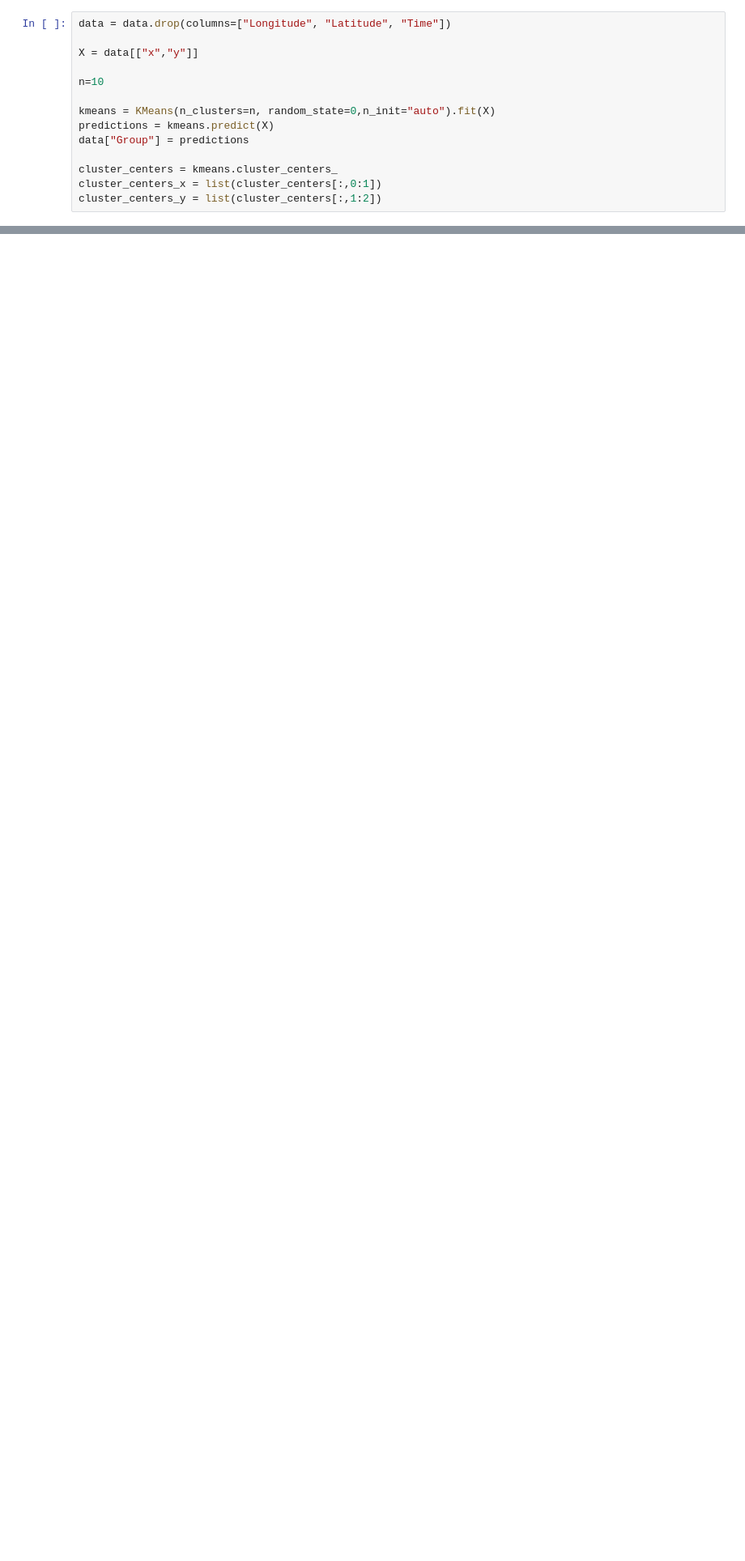
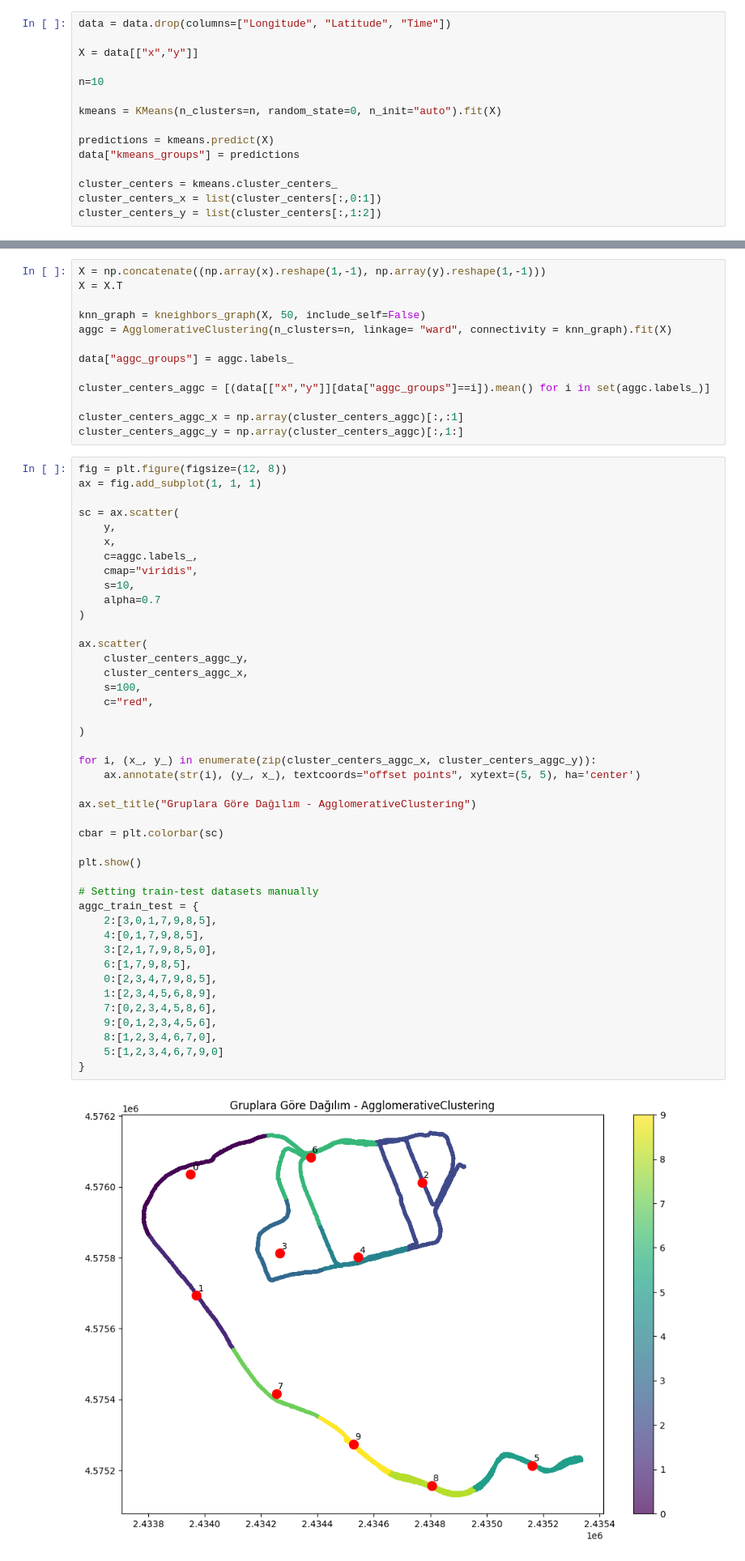
Before and after one commit to Teknofest-High5/5G-Positioning-Competition, a Jupyter notebook: Notebooks/data_split_train.ipynb, the cells around one changed output, grey strips where cells are left out. Shown at 81% size. Cells and saved outputs as stored; diff of their text form; blank space fills up the shorter version.

```diff
--- a/Notebooks/data_split_train.ipynb
+++ b/Notebooks/data_split_train.ipynb
@@ -48,9 +37,10 @@ X = data[["x","y"]]
 
 n=10
 
-kmeans = KMeans(n_clusters=n, random_state=0,n_init="auto").fit(X)
+kmeans = KMeans(n_clusters=n, random_state=0, n_init="auto").fit(X)
+
 predictions = kmeans.predict(X)
-data["Group"] = predictions
+data["kmeans_groups"] = predictions
 
 cluster_centers = kmeans.cluster_centers_
 cluster_centers_x = list(cluster_centers[:,0:1])
@@ -102,2 +92,60 @@ plt.show()
+# %%
+X = np.concatenate((np.array(x).reshape(1,-1), np.array(y).reshape(1,-1)))
+X = X.T
+
+knn_graph = kneighbors_graph(X, 50, include_self=False)
+aggc = AgglomerativeClustering(n_clusters=n, linkage= "ward", connectivity = knn_graph).fit(X)
+
+data["aggc_groups"] = aggc.labels_
+
+cluster_centers_aggc = [(data[["x","y"]][data["aggc_groups"]==i]).mean() for i in set(aggc.labels_)]
+
+cluster_centers_aggc_x = np.array(cluster_centers_aggc)[:,:1]
+cluster_centers_aggc_y = np.array(cluster_centers_aggc)[:,1:]
+# %%
+fig = plt.figure(figsize=(12, 8))
+ax = fig.add_subplot(1, 1, 1)
+
+sc = ax.scatter(
+    y,
+    x,
+    c=aggc.labels_,
+    cmap="viridis",
+    s=10,
+    alpha=0.7
+)
+
+ax.scatter(
+    cluster_centers_aggc_y,
+    cluster_centers_aggc_x,
+    s=100,
+    c="red",
+
+)
+
+for i, (x_, y_) in enumerate(zip(cluster_centers_aggc_x, cluster_centers_aggc_y)):
+    ax.annotate(str(i), (y_, x_), textcoords="offset points", xytext=(5, 5), ha='center')
+
+ax.set_title("Gruplara Göre Dağılım - AgglomerativeClustering")
+
+cbar = plt.colorbar(sc)
+
+plt.show()
+
+# Setting train-test datasets manually
+aggc_train_test = {
+    2:[3,0,1,7,9,8,5],
+    4:[0,1,7,9,8,5],
+    3:[2,1,7,9,8,5,0],
+    6:[1,7,9,8,5],
+    0:[2,3,4,7,9,8,5],
+    1:[2,3,4,5,6,8,9],
+    7:[0,2,3,4,5,8,6],
+    9:[0,1,2,3,4,5,6],
+    8:[1,2,3,4,6,7,0],
+    5:[1,2,3,4,6,7,9,0]
+}
+# %% [output]
+[figure, added]
 # %%
 distance_matrix = np.zeros(shape=(n,n))
```
Also changed, not shown: parts of 14 cells of this notebook.
